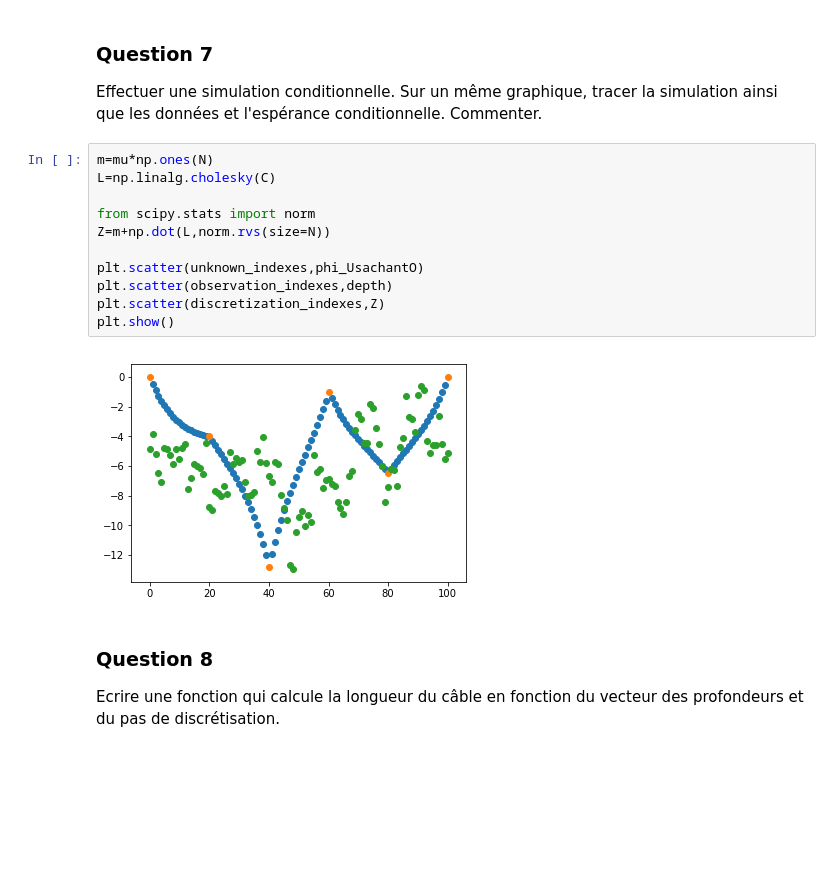
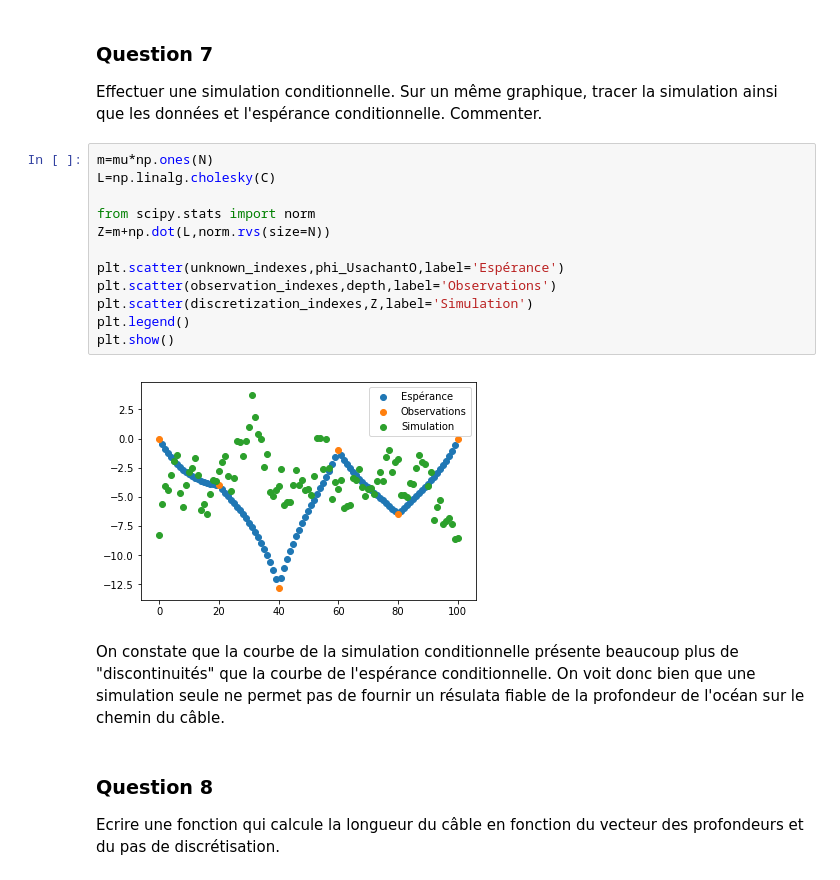
Before and after one commit to eva-decorps/projet_num-rique_proba_floref_eva, a Jupyter notebook: notebook_proba.ipynb, the cells around one changed output. Drawn from its saved outputs; the diff is of its cells as text; blank space fills up the shorter version.

```diff
--- a/notebook_proba.ipynb
+++ b/notebook_proba.ipynb
@@ -248,16 +249,19 @@ Effectuer une simulation conditionnelle. Sur un même graphique, tracer la simul
 # %%
 m=mu*np.ones(N)
 L=np.linalg.cholesky(C)
 
 from scipy.stats import norm
 Z=m+np.dot(L,norm.rvs(size=N))
 
-plt.scatter(unknown_indexes,phi_UsachantO)
-plt.scatter(observation_indexes,depth)
-plt.scatter(discretization_indexes,Z)
+plt.scatter(unknown_indexes,phi_UsachantO,label='Espérance')
+plt.scatter(observation_indexes,depth,label='Observations')
+plt.scatter(discretization_indexes,Z,label='Simulation')
+plt.legend()
 plt.show()
 # %% [output]
-[figure, old version]
+[figure, new version]
+# %% [markdown]
+On constate que la courbe de la simulation conditionnelle présente beaucoup plus de "discontinuités" que la courbe de l'espérance conditionnelle. On voit donc bien que une simulation seule ne permet pas de fournir un résulata fiable de la profondeur de l'océan sur le chemin du câble.
 # %% [markdown]
 ### Question 8
 Ecrire une fonction qui calcule la longueur du câble en fonction du vecteur des profondeurs et du pas de discrétisation.
```
Also changed, not shown: parts of 8 cells of this notebook.
